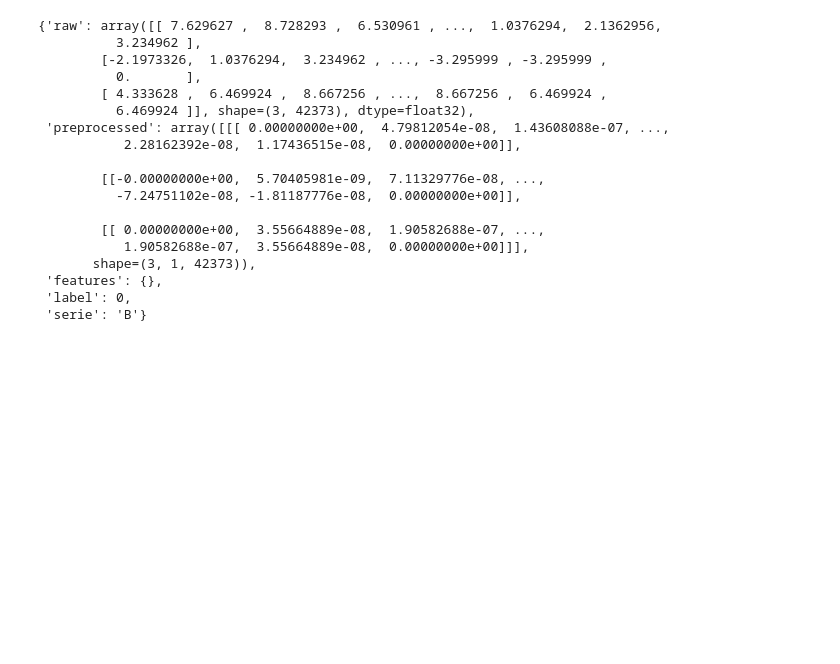
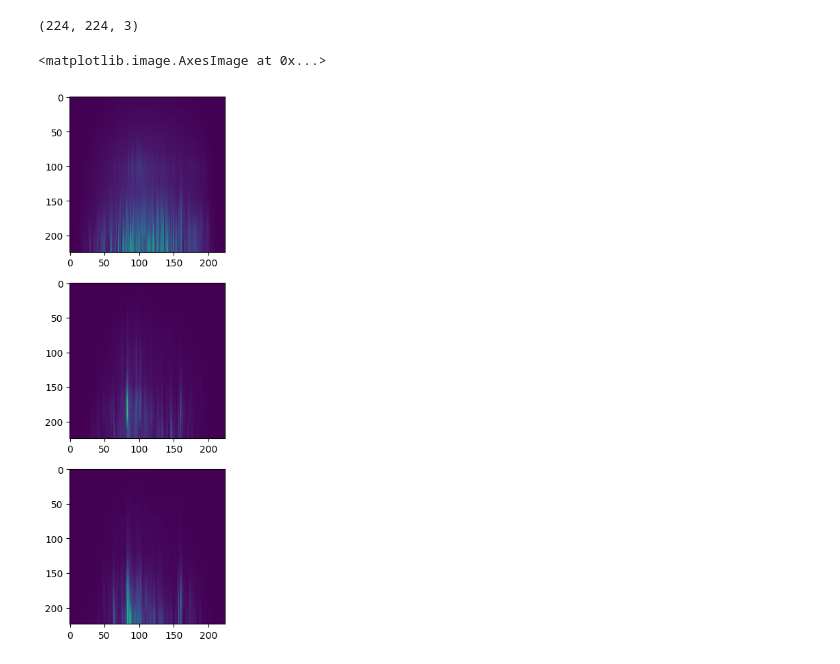
Before and after one commit to serene4uto/orion-ae-study, a Jupyter notebook: notebooks/test-transform.ipynb, the cells around one changed output. Cells and saved outputs as stored; diff of their text form; code cells hidden in the pictures; blank space fills up the shorter version.

```diff
--- a/notebooks/test-transform.ipynb
+++ b/notebooks/test-transform.ipynb
@@ -22,6 +21,6 @@ from src.data.transforms import (
 )
 # %%
-prepprocess_pipeline = PreprocessingPipeline(
+preprocess_pipeline = PreprocessPipeline(
     # filters=[HighPassFilter(cutoff=100, fs=5e6, order=5)],
     # norms=[
     #     ZScoreNorm(
@@ -29,33 +28,45 @@ prepprocess_pipeline = PreprocessingPipeline(
     #         std=[4.81500911, 6.92255416, 8.82353942]
     #     )
     # ]
-    miscs=[HanningWindow()]
+    miscs=[preprocess.HanningWindow()]
 )
 
+feature_pipeline = FeaturePipeline(
+    features=[
+        features.CWTScalogramTransform(
+            n_scales=10,
+            wavelet="cmor",
+            min_scale=1,
+            max_scale=100,
+            sampling_rate=5e6
+        )
+    ]
+)
 train_set = OrionAEFrameDataset(
     data_path=r"F:\orion-ae-study\data\raw\segmented_cycles_positive_c1_l42373_c_A_B_C_D_20251220_154951",
     config_path=r"F:\orion-ae-study\configs\dataset\example_1.yaml",
     type="train",
-    preprocessing_pipeline=prepprocess_pipeline
+    preprocess_pipeline=preprocess_pipeline,
+    feature_pipeline=feature_pipeline
 )
 # %%
-train_set[4]
+scalo = train_set[100]['features']['CWTScalogramTransform']
-# %% [output]
-{'raw': array([[ 7.629627 ,  8.728293 ,  6.530961 , ...,  1.0376294,  2.1362956,
-          3.234962 ],
-        [-2.1973326,  1.0376294,  3.234962 , ..., -3.295999 , -3.295999 ,
-          0.       ],
-        [ 4.333628 ,  6.469924 ,  8.667256 , ...,  8.667256 ,  6.469924 ,
-          6.469924 ]], shape=(3, 42373), dtype=float32),
- 'preprocessed': array([[[ 0.00000000e+00,  4.79812054e-08,  1.43608088e-07, ...,
-           2.28162392e-08,  1.17436515e-08,  0.00000000e+00]],
-
-        [[-0.00000000e+00,  5.70405981e-09,  7.11329776e-08, ...,
-          -7.24751102e-08, -1.81187776e-08,  0.00000000e+00]],
-
-        [[ 0.00000000e+00,  3.55664889e-08,  1.90582688e-07, ...,
-           1.90582688e-07,  3.55664889e-08,  0.00000000e+00]]],
-       shape=(3, 1, 42373)),
- 'features': {},
- 'label': 0,
- 'serie': 'B'}
+# %%
+scalo[0].shape
+# %% [output]
+(224, 224, 3)
+# %%
+from PIL import Image
+import numpy as np
+from matplotlib import pyplot as plt
+
+plt.figure(figsize=(10, 10))
+plt.subplot(3, 1, 1)
+plt.imshow(scalo[0])
+plt.subplot(3, 1, 2)
+plt.imshow(scalo[1])
+plt.subplot(3, 1, 3)
+plt.imshow(scalo[2])
+# %% [output]
+<matplotlib.image.AxesImage at 0x...>
+[figure, added]
```
Also changed, not shown: parts of 1 cell of this notebook, 13 other files.
